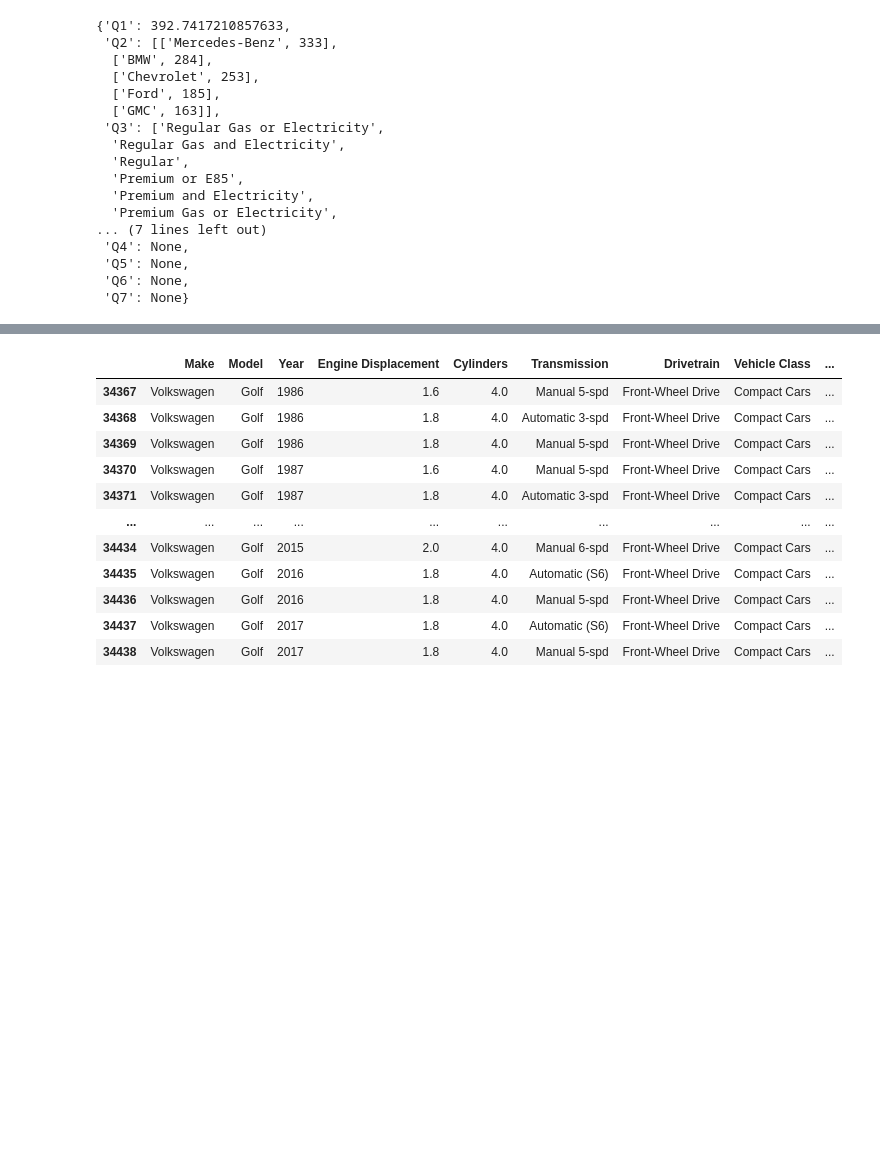
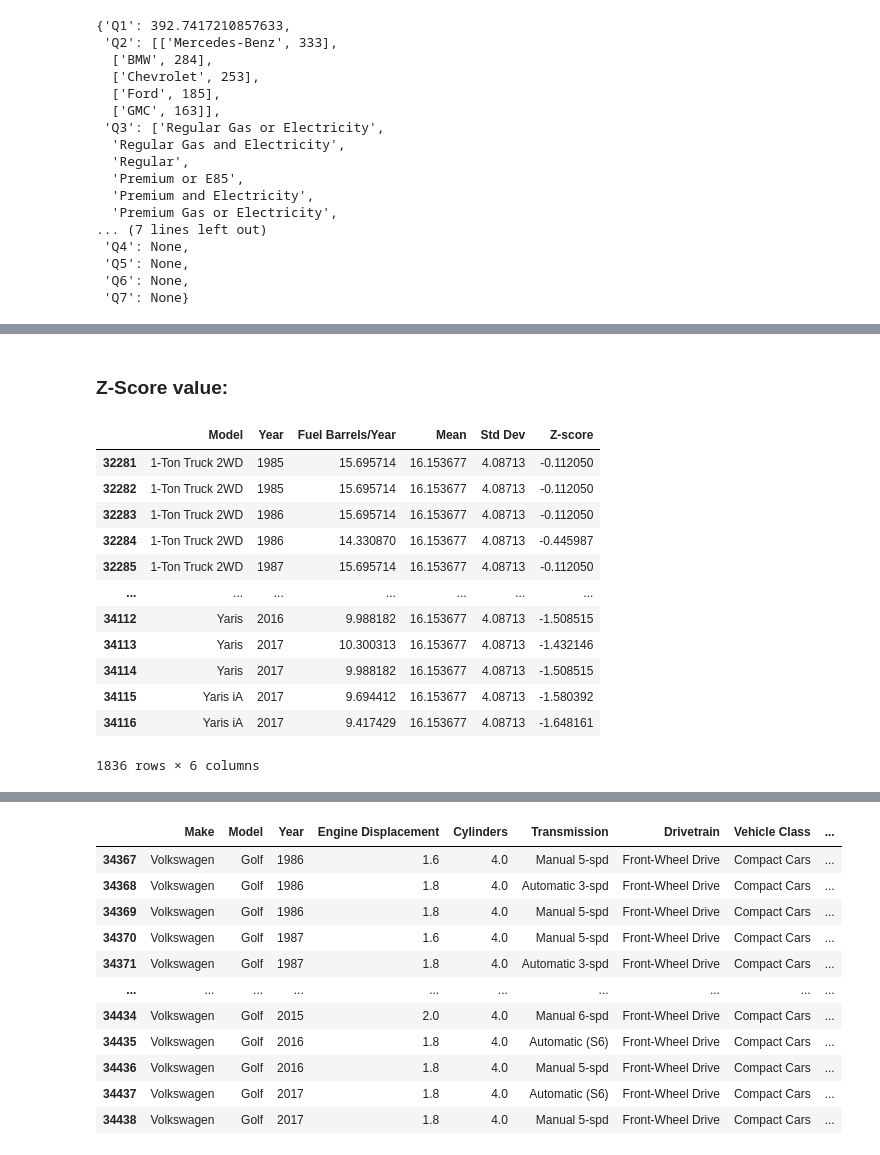
Before and after one commit to AdrianRamosDS/Wizeline-DEB, a Jupyter notebook: code/ADRIAN_RAMOS_answers.ipynb, the cells around one changed output, grey strips where cells are left out. Cells and saved outputs as stored; diff of their text form; code cells hidden in the pictures; blank space fills up the shorter version.

```diff
--- a/code/ADRIAN_RAMOS_answers.ipynb
+++ b/code/ADRIAN_RAMOS_answers.ipynb
@@ -207,7 +339,21 @@ Toyota_Cars = Toyota_Cars[['Model','Year','Fuel Barrels/Year']]
+# %% [markdown]
+### Z-Score value:
 # %%
 Toyota_Cars['Mean'] = Toyota_Cars['Fuel Barrels/Year'].mean()
 Toyota_Cars['Std Dev'] = Toyota_Cars['Fuel Barrels/Year'].std()
 Toyota_Cars['Z-score']  = (Toyota_Cars['Fuel Barrels/Year'] - Toyota_Cars['Mean'])/Toyota_Cars['Std Dev']
-Toyota_Cars['Z-score abs'] = np.abs(Toyota_Cars['Z-score'])
-Toyota_Cars = Toyota_Cars.sort_values('Z-score abs', ascending=False)
-Toyota_Cars = Toyota_Cars[:9].sort_values('Year', ascending=False)
+Toyota_Cars
+# %% [output]
+|  | Model | Year | Fuel Barrels/Year | Mean | Std Dev | Z-score |
+| 32281 | 1-Ton Truck 2WD | 1985 | 15.695714 | 16.153677 | 4.08713 | -0.112050 |
+| 32282 | 1-Ton Truck 2WD | 1985 | 15.695714 | 16.153677 | 4.08713 | -0.112050 |
+| 32283 | 1-Ton Truck 2WD | 1986 | 15.695714 | 16.153677 | 4.08713 | -0.112050 |
+| 32284 | 1-Ton Truck 2WD | 1986 | 14.330870 | 16.153677 | 4.08713 | -0.445987 |
+| 32285 | 1-Ton Truck 2WD | 1987 | 15.695714 | 16.153677 | 4.08713 | -0.112050 |
+| ... | ... | ... | ... | ... | ... | ... |
+| 34112 | Yaris | 2016 | 9.988182 | 16.153677 | 4.08713 | -1.508515 |
+| 34113 | Yaris | 2017 | 10.300313 | 16.153677 | 4.08713 | -1.432146 |
+| 34114 | Yaris | 2017 | 9.988182 | 16.153677 | 4.08713 | -1.508515 |
+| 34115 | Yaris iA | 2017 | 9.694412 | 16.153677 | 4.08713 | -1.580392 |
+| 34116 | Yaris iA | 2017 | 9.417429 | 16.153677 | 4.08713 | -1.648161 |
+1836 rows × 6 columns
```
Also changed, not shown: parts of 45 cells of this notebook, 1 other file.
